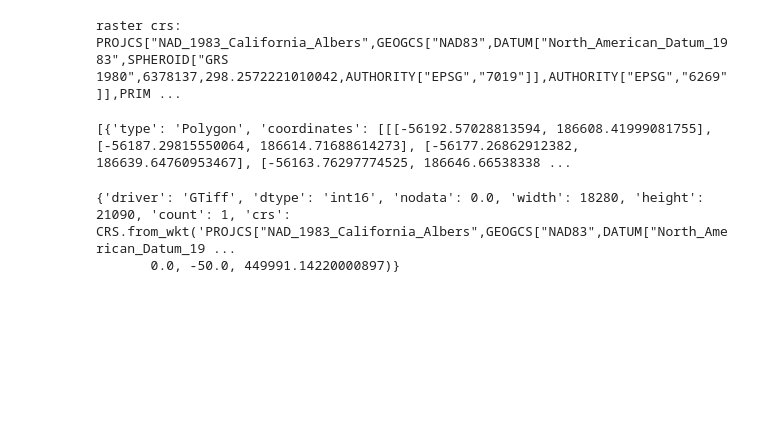
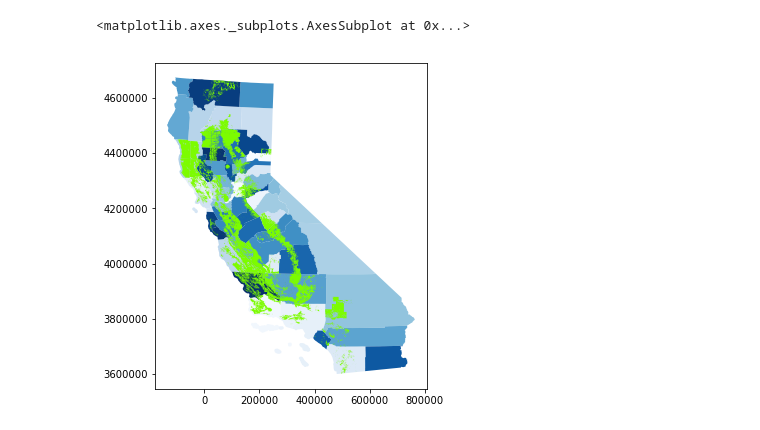
Before and after one commit to anayahall/grapevine, a Jupyter notebook: scripts/land.ipynb, the cells around one changed output. Saved outputs shown, nothing was run; the diff lists cells and outputs as text; code cells hidden in the pictures; blank space fills up the shorter version.

Commit message:
load grazing land data and rewrite projs

```diff
--- a/scripts/land.ipynb
+++ b/scripts/land.ipynb
@@ -41,34 +45,44 @@ county.head()
 | 2 | 06 | 083 | 00277306 | 06083 | Santa Barbara | Santa Barbara County | 06 | H1 | G4020 | None | 42200 | ... |
 | 3 | 06 | 009 | 01675885 | 06009 | Calaveras | Calaveras County | 06 | H1 | G4020 | None | None | ... |
 | 4 | 06 | 111 | 00277320 | 06111 | Ventura | Ventura County | 06 | H1 | G4020 | 348 | 37100 | ... |
+# %%
+# os.chdir("/Volumes/My Passport/CAland")
+gl = gpd.read_file("data/raw/CA_FMMP_G/gl_bycounty/grazingland_county.shp")
+# %%
+gl2 = epsg_meters(gl)
+county2 = epsg_meters(county)
+# %%
+# gl2.plot()
+# county2.plot()
+
+gl2.plot(ax=county2.plot(cmap='Blues', figsize=(10, 6)), color = 'lawngreen')
+# %% [output]
+<matplotlib.axes._subplots.AxesSubplot at 0x...>
+[figure, added]
 # %%
-lc = "data/interim/CAMLC2010/California Augmented Multisource Landcover 20101.tif"
+# lc = "data/interim/CAMLC2010/California Augmented Multisource Landcover 20101.tif"
 
-raster = rasterio.open(lc)
-# type(raster)
+# raster = rasterio.open(lc)
+# # type(raster)
 
-county = county.to_crs(crs=raster.crs.data)
+# county = county.to_crs(crs=raster.crs.data)
 
-# # info about raster
-print("raster crs: ", raster.crs)
-# print("*********")
-# print("raster bounds: ", raster.bounds)
-# print("*********")
-# print("count: ", raster.count)
-# print("*********")
-# print("driver: ", raster.driver)
-# print("*********")
-# print("metadata: ", raster.meta)
+# # # info about raster
+# print("raster crs: ", raster.crs)
+# # print("*********")
+# # print("raster bounds: ", raster.bounds)
+# # print("*********")
+# # print("count: ", raster.count)
+# # print("*********")
+# # print("driver: ", raster.driver)
+# # print("*********")
+# # print("metadata: ", raster.meta)
 
-def getFeatures(gdf):
-    """Function to parse features from GeoDataFrame in such a manner that rasterio wants them"""
-    import json
-    return [json.loads(gdf.to_json())['features'][0]['geometry']]
+# def getFeatures(gdf):
+#     """Function to parse features from GeoDataFrame in such a manner that rasterio wants them"""
+#     import json
+#     return [json.loads(gdf.to_json())['features'][0]['geometry']]
-# %% [output]
-raster crs:  PROJCS["NAD_1983_California_Albers",GEOGCS["NAD83",DATUM["North_American_Datum_1983",SPHEROID["GRS 1980",6378137,298.2572221010042,AUTHORITY["EPSG","7019"]],AUTHORITY["EPSG","6269"]],PRIM ...
 # %%
-coords = getFeatures(county)
-print(coords)
+# coords = getFeatures(county)
+# print(coords)
-# %% [output]
-[{'type': 'Polygon', 'coordinates': [[[-56192.57028813594, 186608.41999081755], [-56187.29815550064, 186614.71688614273], [-56177.26862912382, 186639.64760953467], [-56163.76297774525, 186646.66538338 ...
 # %%
@@ -76,9 +90,6 @@ out_img, out_transform = mask(raster, shapes=coords, crop=True)
 # %%
-out_meta = raster.meta.copy()
-print(out_meta)
+# out_meta = raster.meta.copy()
+# print(out_meta)
-# %% [output]
-{'driver': 'GTiff', 'dtype': 'int16', 'nodata': 0.0, 'width': 18280, 'height': 21090, 'count': 1, 'crs': CRS.from_wkt('PROJCS["NAD_1983_California_Albers",GEOGCS["NAD83",DATUM["North_American_Datum_19 ...
-       0.0, -50.0, 449991.14220000897)}
 # %%
 # epsg_code = int(raster.crs.data[''][5:])
 # print(raster.crs.data)
```
Also changed, not shown: parts of 3 cells of this notebook, 6 other files.
